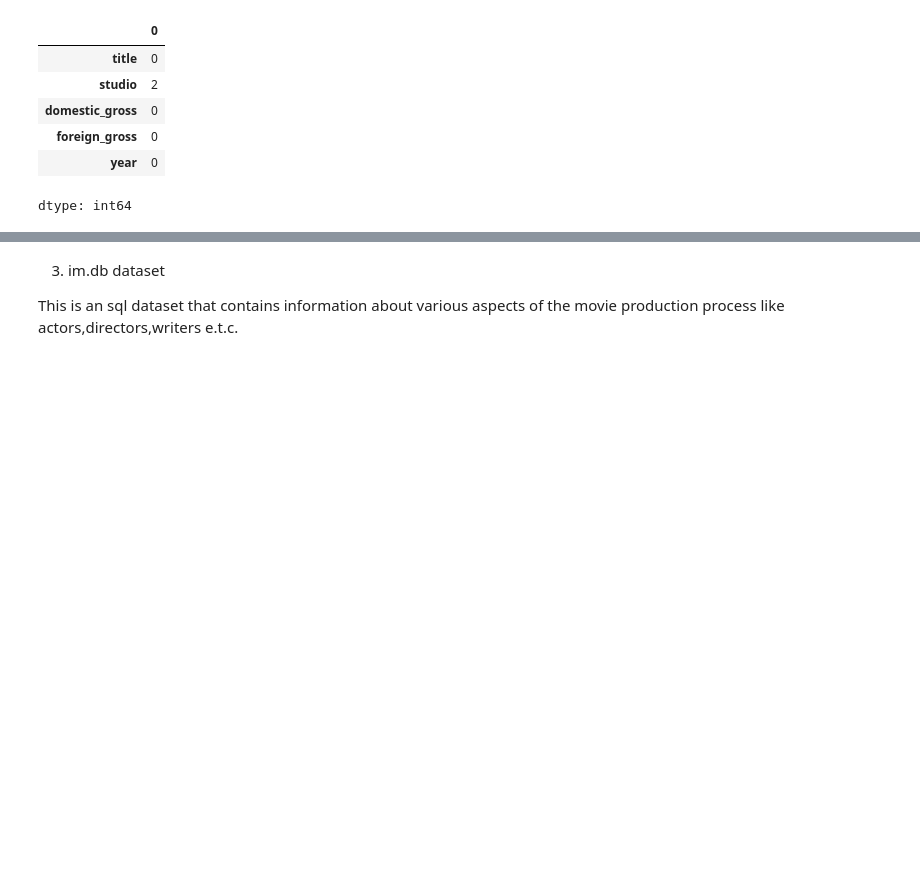
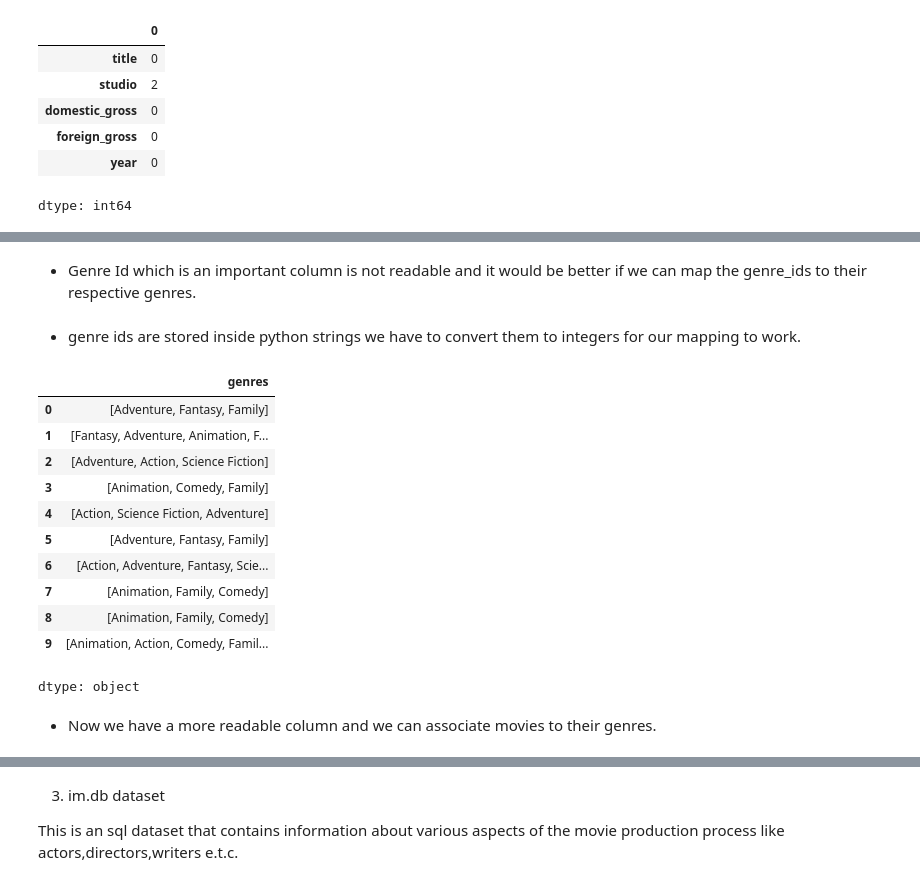
Before and after one commit to Alanmuchiri/Group7---Phase-2, a Jupyter notebook: Films_Perfomance.ipynb, the cells around one changed output, grey strips where cells are left out. Drawn from its saved outputs; the diff is of its cells as text; code cells hidden in the pictures; blank space fills up the shorter version.

```diff
--- a/Films_Perfomance.ipynb
+++ b/Films_Perfomance.ipynb
@@ -176,0 +232,53 @@ This file  contains info on various aspects of different movies like title, rele
+# %% [markdown]
+
+
+*   Genre Id which is an important column is not readable and it would be better if we can map the genre_ids to their respective genres.
+# %%
+# strings to integers
+
+tm_df['genre_ids'] = tm_df['genre_ids'].apply(
+    lambda x: list(map(int, ast.literal_eval(x)))
+)
+# %% [markdown]
+
+
+*  genre ids are stored inside python strings we have to convert them to integers for our mapping to work.
+# %%
+# mapping our genres
+genre_map = {
+    28: "Action",
+    12: "Adventure",
+    16: "Animation",
+    35: "Comedy",
+    18: "Drama",          # TMDB Genre mapping
+    14: "Fantasy",
+    27: "Horror",
+    53: "Thriller",
+    80: "Crime",
+    878: "Science Fiction",
+    10749: "Romance",
+    10751: "Family"
+}
+# %%
+tm_df['genres'] = tm_df['genre_ids'].apply(
+    lambda ids: [genre_map.get(i, 'Other') for i in ids]
+)
+# %%
+tm_df['genres'].head(10)
+# %% [output]
+|  | genres |
+| 0 | [Adventure, Fantasy, Family] |
+| 1 | [Fantasy, Adventure, Animation, F... |
+| 2 | [Adventure, Action, Science Fiction] |
+| 3 | [Animation, Comedy, Family] |
+| 4 | [Action, Science Fiction, Adventure] |
+| 5 | [Adventure, Fantasy, Family] |
+| 6 | [Action, Adventure, Fantasy, Scie... |
+| 7 | [Animation, Family, Comedy] |
+| 8 | [Animation, Family, Comedy] |
+| 9 | [Animation, Action, Comedy, Famil... |
+dtype: object
+# %% [markdown]
+
+
+*  Now we have a more readable column and we can associate movies to their genres.
```
Also changed, not shown: parts of 17 cells of this notebook.
